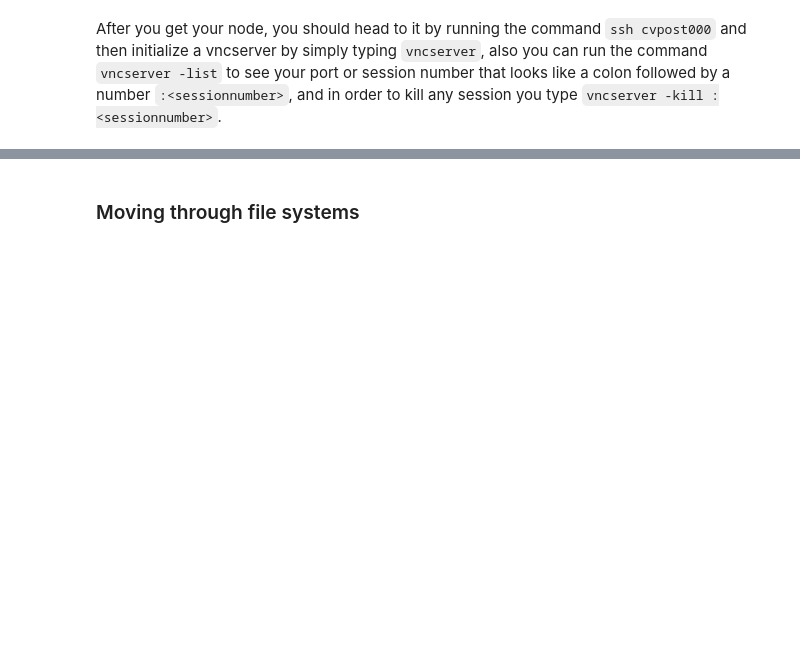
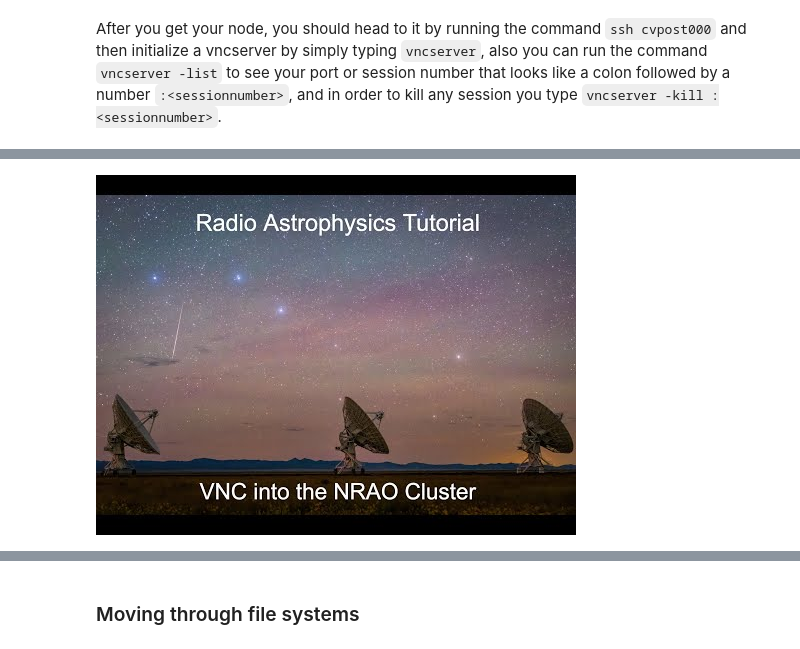
Before and after one commit to danielvijill/nrao-nine-2024, a Jupyter notebook: VLA/VLA_CASA_Imaging_Tutorial.ipynb, the cells around one changed output, grey strips where cells are left out. Drawn from its saved outputs; the diff is of its cells as text; code cells hidden in the pictures; blank space fills up the shorter version.

Commit message:
add video links

```diff
--- a/VLA/VLA_CASA_Imaging_Tutorial.ipynb
+++ b/VLA/VLA_CASA_Imaging_Tutorial.ipynb
@@ -29,0 +27,4 @@ After you have initialized your vncserver and you know your port number you shou
+# %%
+display.YouTubeVideo('B7IR_w1cJ9Q', width=560, height=315)
+# %% [output]
+[figure, added]
```
Also changed, not shown: parts of 6 cells of this notebook.
